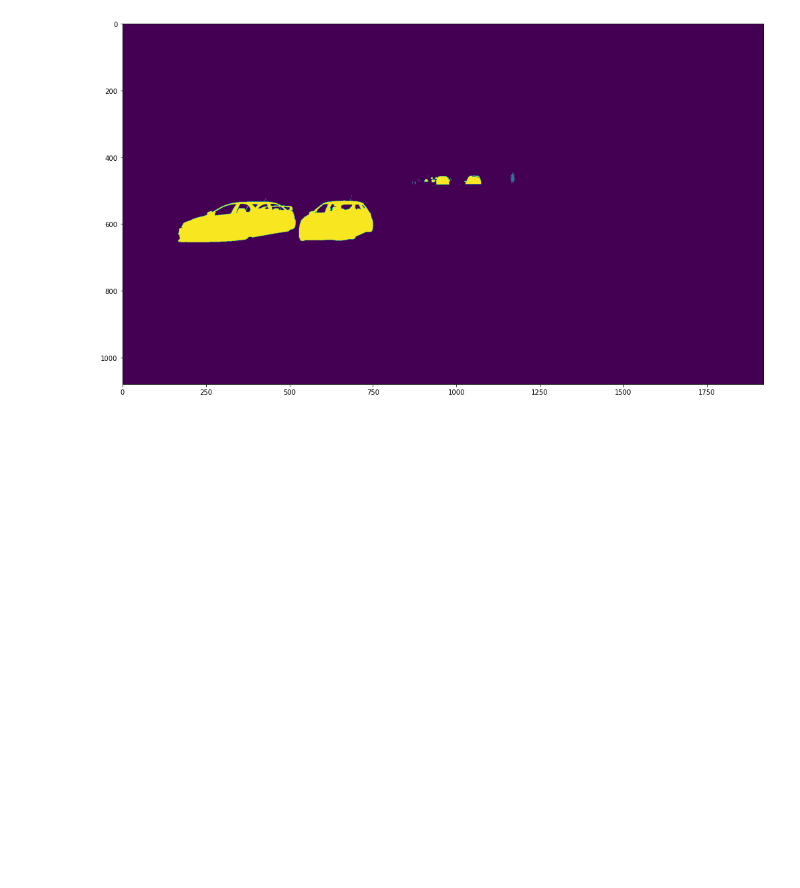
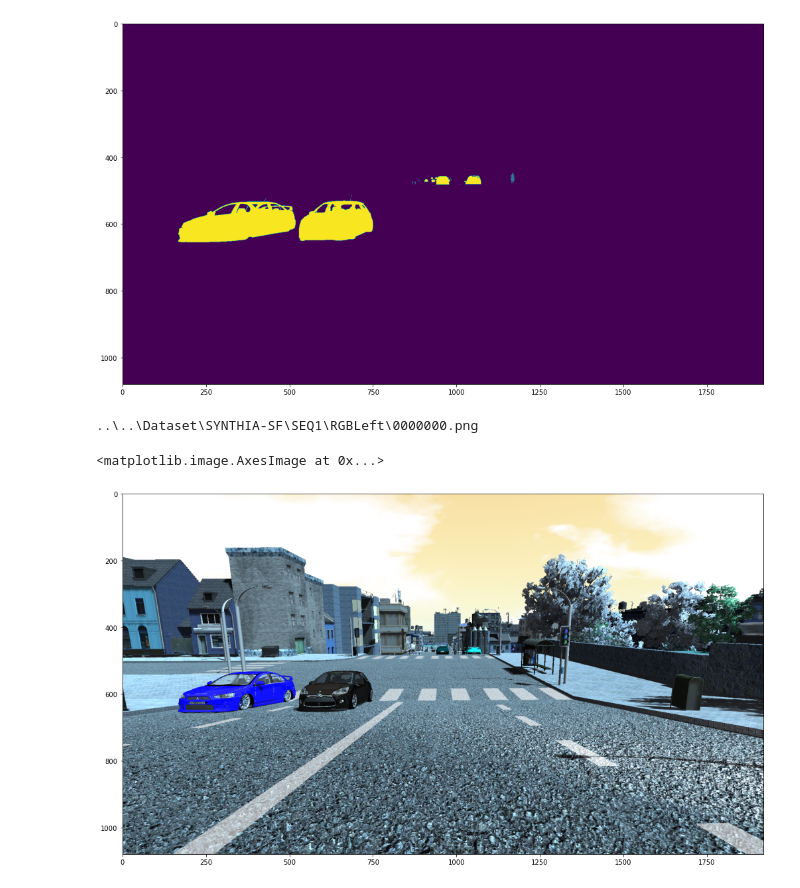
Before and after one commit to iwawiwi/ivss_hw2, a Jupyter notebook: segmentation.ipynb, the cells around one changed output. Cells and saved outputs as stored; diff of their text form; code cells hidden in the pictures; blank space fills up the shorter version.

```diff
--- a/segmentation.ipynb
+++ b/segmentation.ipynb
@@ -520,3 +520,15 @@ plt.imshow(instance)
 <matplotlib.image.AxesImage at 0x...>
 [figure]
 [figure]
+# %%
+from pathlib import Path
+rootdir = Path("../../Dataset/SYNTHIA-SF")
+left_imgs = list(rootdir.glob("*/RGBLeft/*.png"))
+
+print(left_imgs[0])
+image = cv2.imread(str(left_imgs[0]))
+plt.imshow(image)
+# %% [output]
+..\..\Dataset\SYNTHIA-SF\SEQ1\RGBLeft\0000000.png
+<matplotlib.image.AxesImage at 0x...>
+[figure, added]
```
Also changed, not shown: parts of 2 cells of this notebook, 5 other files.
